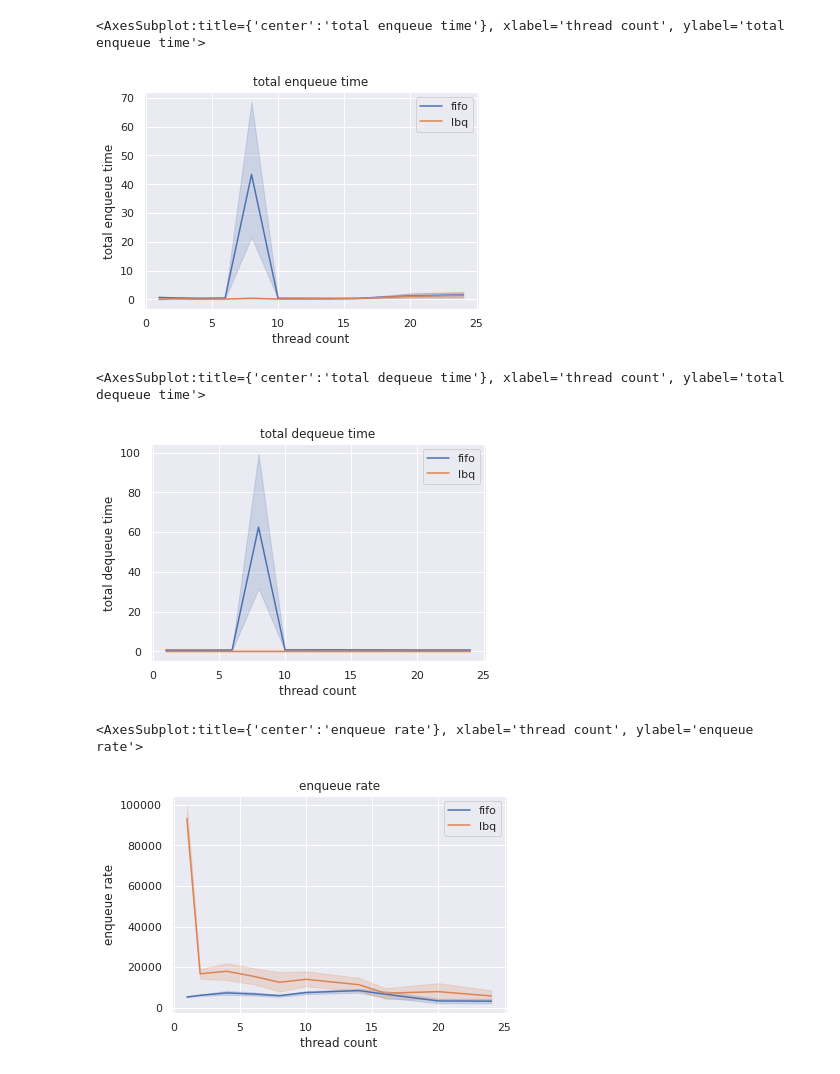
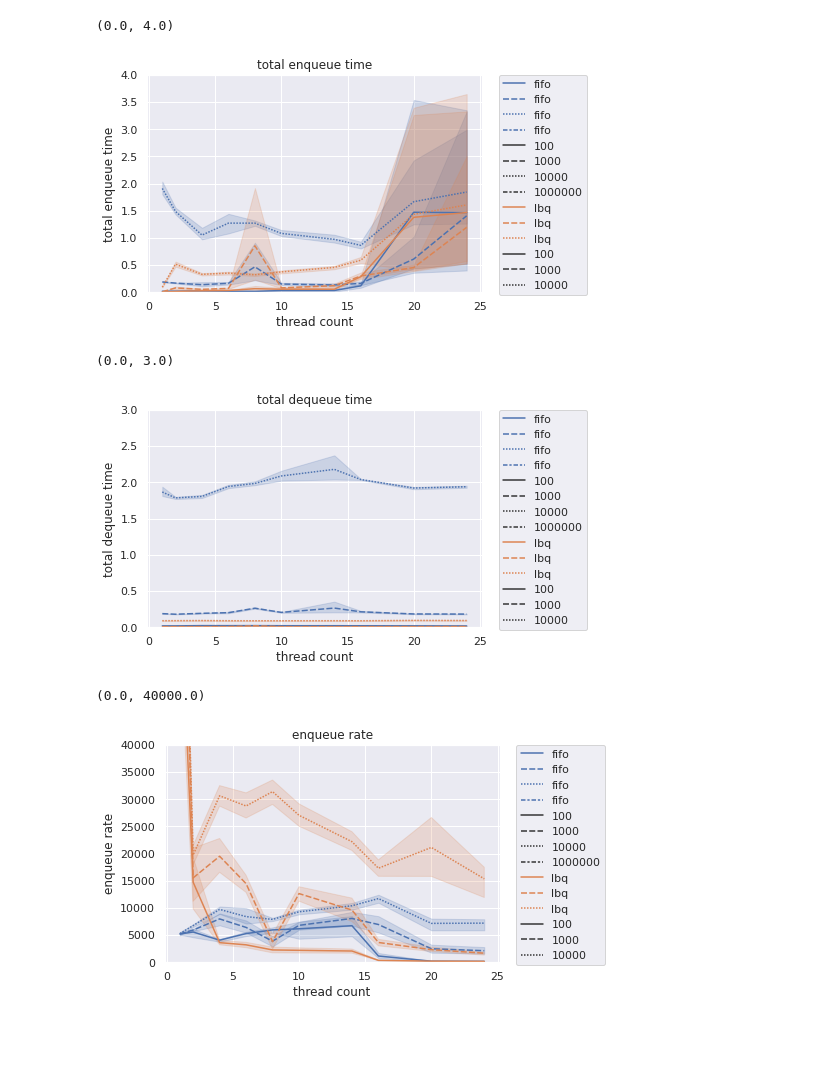
Before and after one commit to hitimr/mp_fifo_queue, a Jupyter notebook: scripts/plots _v02.ipynb, the cells around one changed output. Cells and saved outputs as stored; diff of their text form; code cells hidden in the pictures; blank space fills up the shorter version.

```diff
--- a/scripts/plots _v02.ipynb
+++ b/scripts/plots _v02.ipynb
@@ -37,23 +35,29 @@ for f in all_files:
 # %%
 # Plot the responses for different events and regions
-sns.lineplot(x="thread count", y="total enqueue time", label="fifo", data=fifo).set_title("total enqueue time")
-sns.lineplot(x="thread count", y="total enqueue time", label="lbq", data=lbq)
+sns.lineplot(x="thread count", y="total enqueue time", style="object count", label="fifo", data=fifo).set_title("total enqueue time")
+sns.lineplot(x="thread count", y="total enqueue time", style ="object count", label="lbq", data=lbq)
+plt.legend(bbox_to_anchor=(1.05, 1), loc=2, borderaxespad=0.)
+plt.ylim(0, 4)
 # %% [output]
-<AxesSubplot:title={'center':'total enqueue time'}, xlabel='thread count', ylabel='total enqueue time'>
+(0.0, 4.0)
-[figure, old version]
+[figure, new version]
 # %%
 #sns.lineplot(x="thread count", y="total dequeue time", data=df)
-sns.lineplot(x="thread count", y="total dequeue time", label="fifo", data=fifo).set_title("total dequeue time")
-sns.lineplot(x="thread count", y="total dequeue time", label="lbq", data=lbq)
+sns.lineplot(x="thread count", y="total dequeue time", style="object count", label="fifo", data=fifo).set_title("total dequeue time")
+sns.lineplot(x="thread count", y="total dequeue time", style ="object count", label="lbq", data=lbq)
+plt.legend(bbox_to_anchor=(1.05, 1), loc=2, borderaxespad=0.)
+plt.ylim(0, 3)
 # %% [output]
-<AxesSubplot:title={'center':'total dequeue time'}, xlabel='thread count', ylabel='total dequeue time'>
+(0.0, 3.0)
-[figure, old version]
+[figure, new version]
 # %%
 #sns.lineplot(x="thread count", y="enqueue rate", data=df)
-sns.lineplot(x="thread count", y="enqueue rate", label="fifo", data=fifo).set_title("enqueue rate")
-sns.lineplot(x="thread count", y="enqueue rate", label="lbq", data=lbq)
+sns.lineplot(x="thread count", y="enqueue rate", style="object count", label="fifo", data=fifo).set_title("enqueue rate")
+sns.lineplot(x="thread count", y="enqueue rate", style ="object count", label="lbq", data=lbq)
+plt.legend(bbox_to_anchor=(1.05, 1), loc=2, borderaxespad=0.)
+plt.ylim(0, 40000)
 # %% [output]
-<AxesSubplot:title={'center':'enqueue rate'}, xlabel='thread count', ylabel='enqueue rate'>
+(0.0, 40000.0)
-[figure, old version]
+[figure, new version]
 # %%
 #sns.lineplot(x="thread count", y="dequeue rate", data=df)
```
Also changed, not shown: parts of 3 cells of this notebook.
